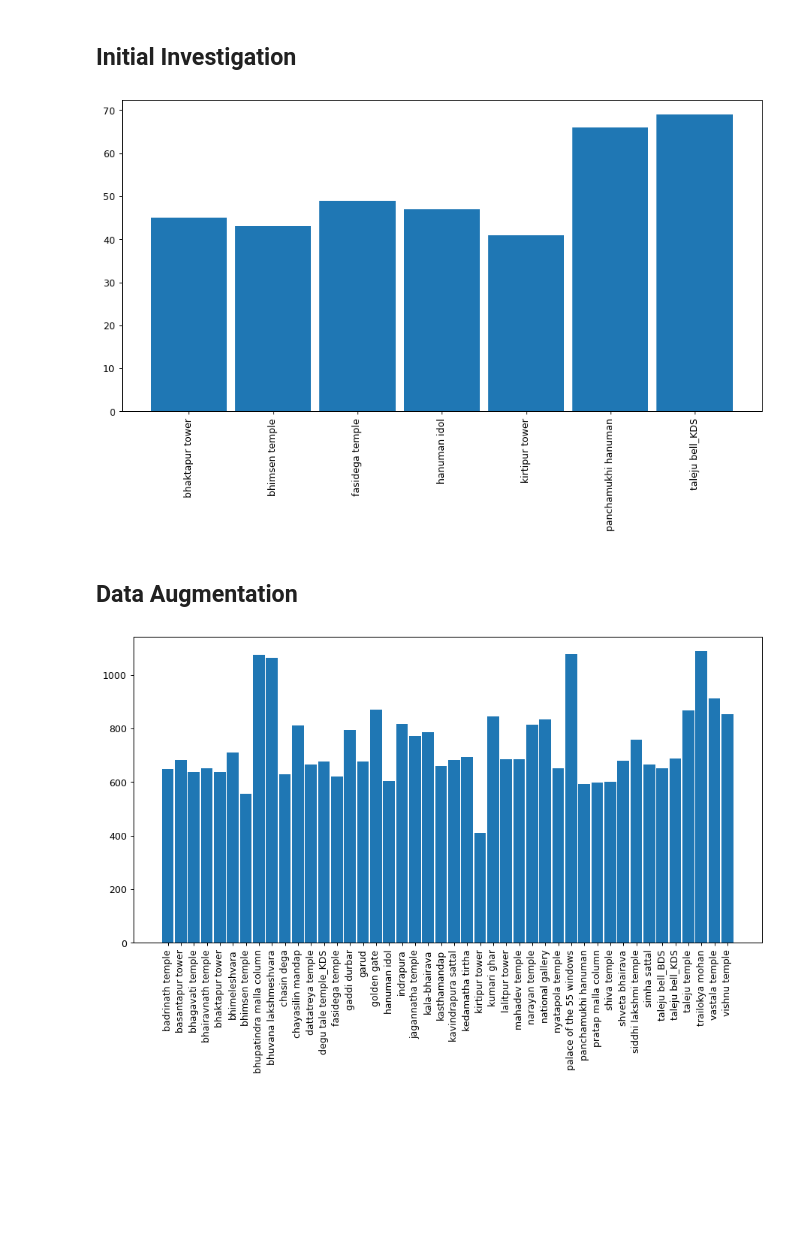
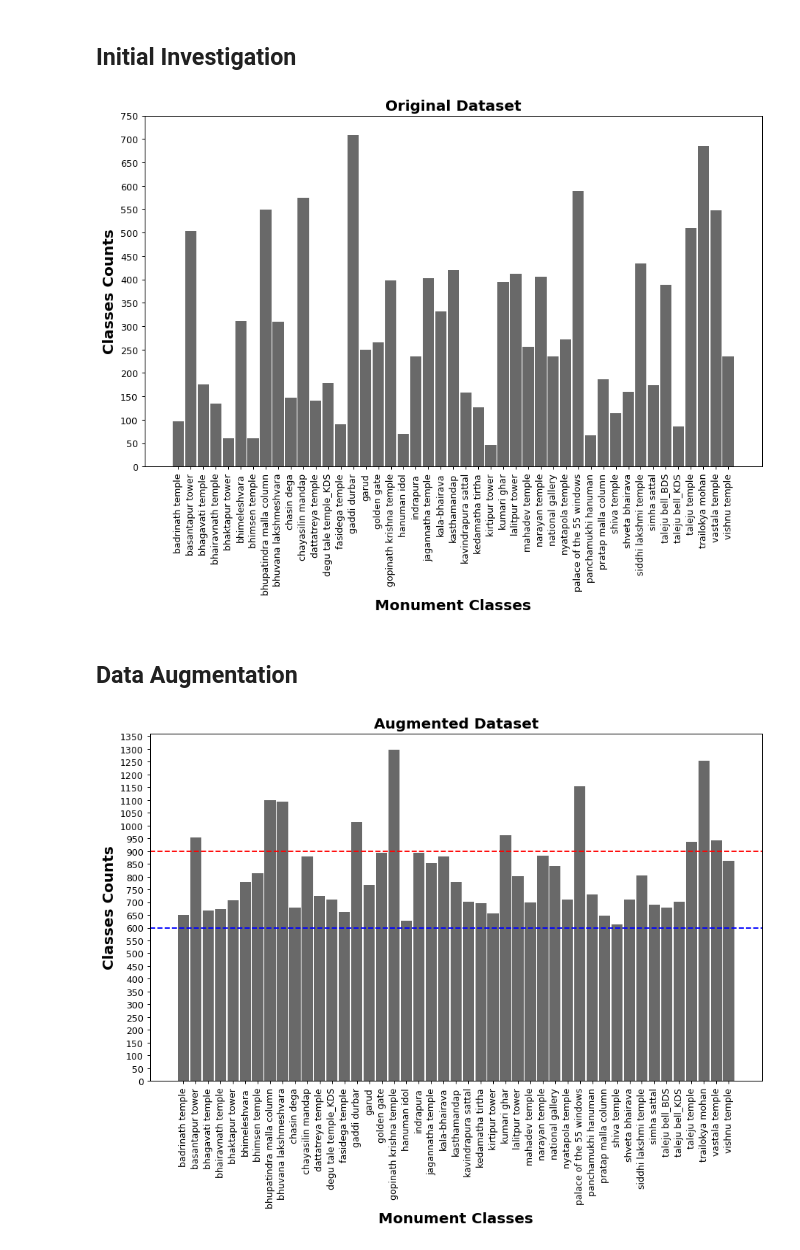
Before and after one commit to prajeshshrestha/Minor-Project-Monument-Detection, a Jupyter notebook: helper/Previous Accumulated Files/Data Augmentation.ipynb, the cells around one changed output. Drawn from its saved outputs; the diff is of its cells as text; code cells hidden in the pictures; blank space fills up the shorter version.

```diff
--- a/helper/Previous Accumulated Files/Data Augmentation.ipynb
+++ b/helper/Previous Accumulated Files/Data Augmentation.ipynb
@@ -22,7 +22,7 @@ AUG_BASE_DIR = os.path.join(ORI_BASE_DIR, 'Augmented Data')
 annotation_path = 'Annotations'
 jpg_image_path = 'JPEGImages'
 ignore_list = ['kotilingeshvara', 'til mahadev narayan temple', 'king statue']
-mistake_list = ['degutale temple', 'kritipur tower']
+mistake_list = ['degutale temple', 'kritipur tower', 'degu tale']
 # %%
 def xml_to_df(path):
     xml_list = []
@@ -34,7 +34,7 @@ def xml_to_df(path):
             class_name = member[0].text
             if class_name not in ignore_list:
                 if class_name in mistake_list:
-                    if class_name == 'degutale temple':
+                    if class_name == 'degutale temple' or class_name == 'degu tale':
                         class_name = 'degu tale temple_KDS'
                     elif class_name == 'kritipur tower':
                         class_name = 'kirtipur tower'
@@ -53,7 +53,7 @@ def xml_to_df(path):
     return pd.DataFrame(xml_list, columns=column_name)
 # %%
 # Analyzes XMLs in an annotation file and gives a bar chart
-def xml_to_bar_chart(path, count_thres = 100):
+def xml_to_bar_chart(path, count_thres = 100, print_plot = None):
     df = xml_to_df(path)
     class_dict = dict(df.groupby(['class']).count()['class count'].items())
     x_label = list()
@@ -62,14 +62,24 @@ def xml_to_bar_chart(path, count_thres = 100):
         if value < count_thres and key not in ignore_list:
             x_label.append(key)
             y_label.append(value)
-    plt.figure(figsize = (12, 6), dpi = 90)
-    plt.bar(x_label, y_label, width = 0.9)
+    plt.figure(figsize = (12, 7), dpi = 90)
+    plt.bar(x_label, y_label, width = 0.9, color = 'dimgray')
     plt.xticks(rotation = 90)
+    plt.yticks(np.arange(0, count_thres, 50))
+    font = {'color': 'black', 'size': 16, 'weight': 'bold'}
+    plt.xlabel('Monument Classes', fontdict = font)
+    plt.ylabel('Classes Counts', fontdict = font)
+    plt.axhline(y = 600, color = 'b', linestyle = '--')
+    plt.axhline(y = 900, color = 'r', linestyle = '--')
+    plt.title('Augmented Dataset', fontdict=font)
+    if print_plot is not None:
+        save_loc = os.path.join('Jpgs', print_plot + '.jpg')
+        plt.savefig(save_loc, dpi = 240, bbox_inches = 'tight', pad_inches = 0.2)
     plt.show()
 # %%
-xml_to_bar_chart(r"F:\Minor Data Collection\Final Image Data\Monument Original\Annotations", 70)
+xml_to_bar_chart(r"F:\Minor Data Collection\Final Image Data\Monument Original\Annotations", 800, 'Original Dataset')
 # %% [output]
-[figure, old version]
+[figure, new version]
 # %%
 # Analyzes XMLs in an annotation file and gives 'class name list' & 'class [key:value] pair dictioary'
 def lower_class_dict(path, count_thres = 100):
@@ -351,7 +445,7 @@ for monument_class, augmentation_list in analyze_annotations_file(ORI_ANNOTATION
 # %%
-xml_to_bar_chart(os.path.join(ORI_BASE_DIR, 'Merged', annotation_path), 1200)
+xml_to_bar_chart(os.path.join(ORI_BASE_DIR, 'Merged_Original_Augmented', annotation_path), 1400, 'Augmented Dataset')
 # %% [output]
-[figure, old version]
+[figure, new version]
 # %%
 xml_to_bar_chart(os.path.join(ORI_BASE_DIR, annotation_path), 600)
 # %% [output]
```
Also changed, not shown: parts of 7 cells of this notebook, 8 other files.
